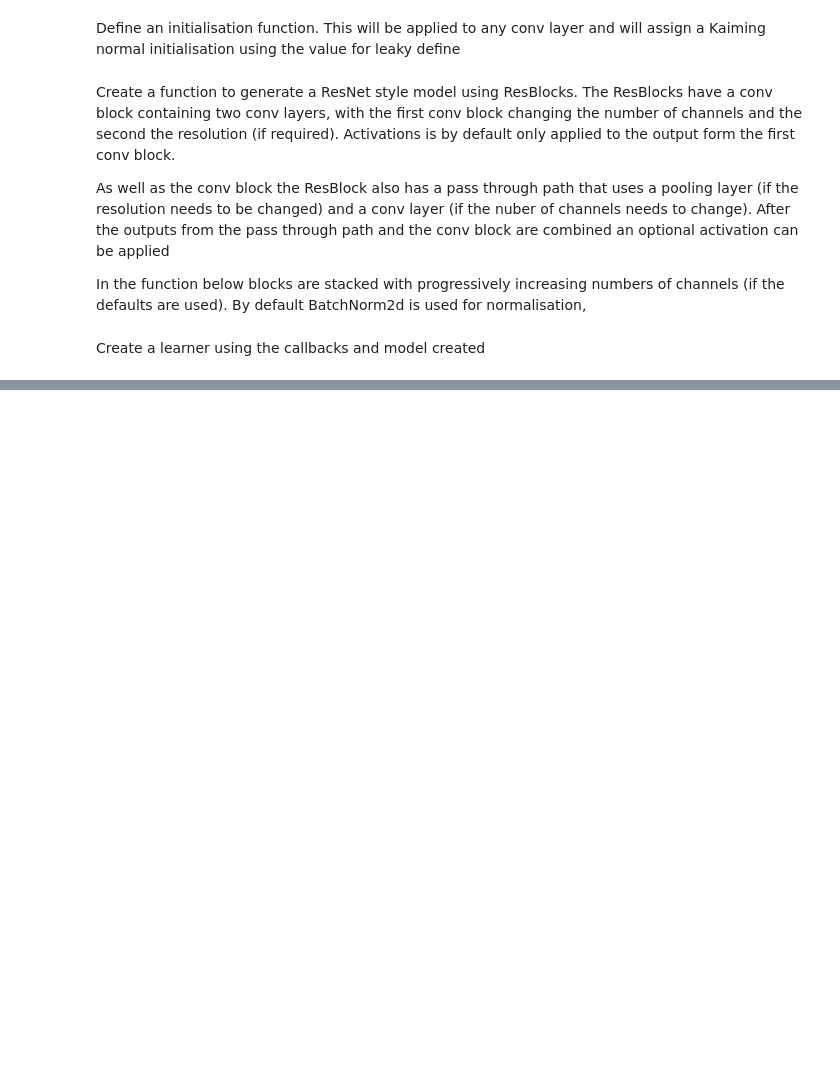
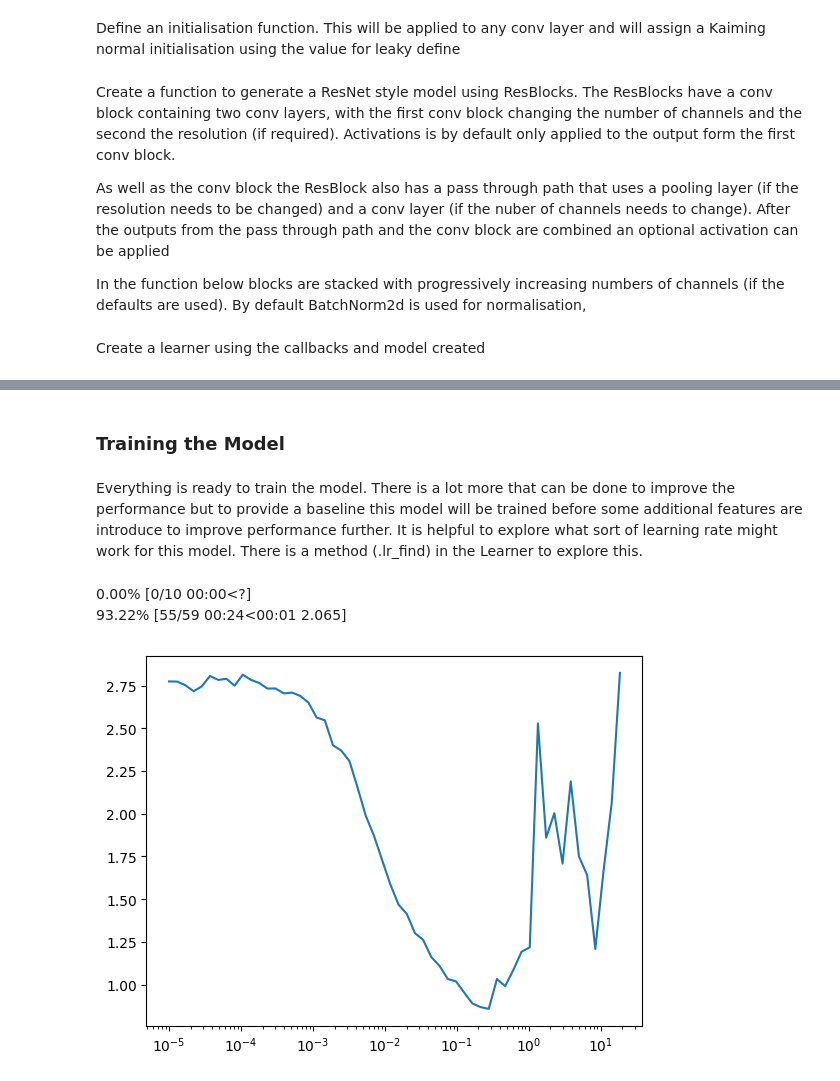
Before and after one commit to fromLittleAcorns/miniai, a Jupyter notebook: nbs/13_tutorial_image_classification.ipynb, the cells around one changed output, grey strips where cells are left out. Cells and saved outputs as stored; diff of their text form; code cells hidden in the pictures; blank space fills up the shorter version.

```diff
--- a/nbs/13_tutorial_image_classification.ipynb
+++ b/nbs/13_tutorial_image_classification.ipynb
@@ -75,7 +79,7 @@ device_cb = DeviceCB()
 # %% [markdown]
 Add a progress callback to print out and, optionally, plot training results
 # %%
-progrss_cb = ProgressCB(plot=True)
+progress_cb = ProgressCB(plot=True)
 # %% [markdown]
 Add callbacks to define the following methods in the Learner:
 1. predict
@@ -90,5 +94,5 @@ train_cb = TrainCB()
 # %% [markdown]
 Create a list of the callbacks to be used in the model.  Others can be added if needed
 # %%
-cbs = [device_cb, metrics, progrss_cb, astats, train_cb]
+cbs = [device_cb, metrics, progress_cb, astats, train_cb]
 # %% [markdown]
@@ -116,4 +120,4 @@ model = get_model(act=act_gr, norm=nn.BatchNorm2d).apply(iw)
 # %% [markdown]
 Create a learner using the callbacks and model created
 # %%
-learn = Learner(model=model, dls=dls, loss_func=F.cross_entropy, lr=0.001, cbs=cbs)
+learn = Learner(model=model, dls=dls, loss_func=F.cross_entropy, lr=0.001, cbs=cbs, opt_func=optim.Adam)
@@ -121,0 +143,10 @@ learn.summary()
+# %% [markdown]
+### Training the Model
+# %% [markdown]
+Everything is ready to train the model.  There is a lot more that can be done to improve the performance but to provide a baseline this model will be trained before some additional features are introduce to improve performance further.  It is helpful to explore what sort of learning rate might work for this model.  There is a method (.lr_find) in the Learner to explore this.
+# %%
+learn.lr_find()
+# %% [output]
+0.00% [0/10 00:00<?]
+93.22% [55/59 00:24<00:01 2.065]
+[figure, added]
```
Also changed, not shown: parts of 23 cells of this notebook, 3 other files.
